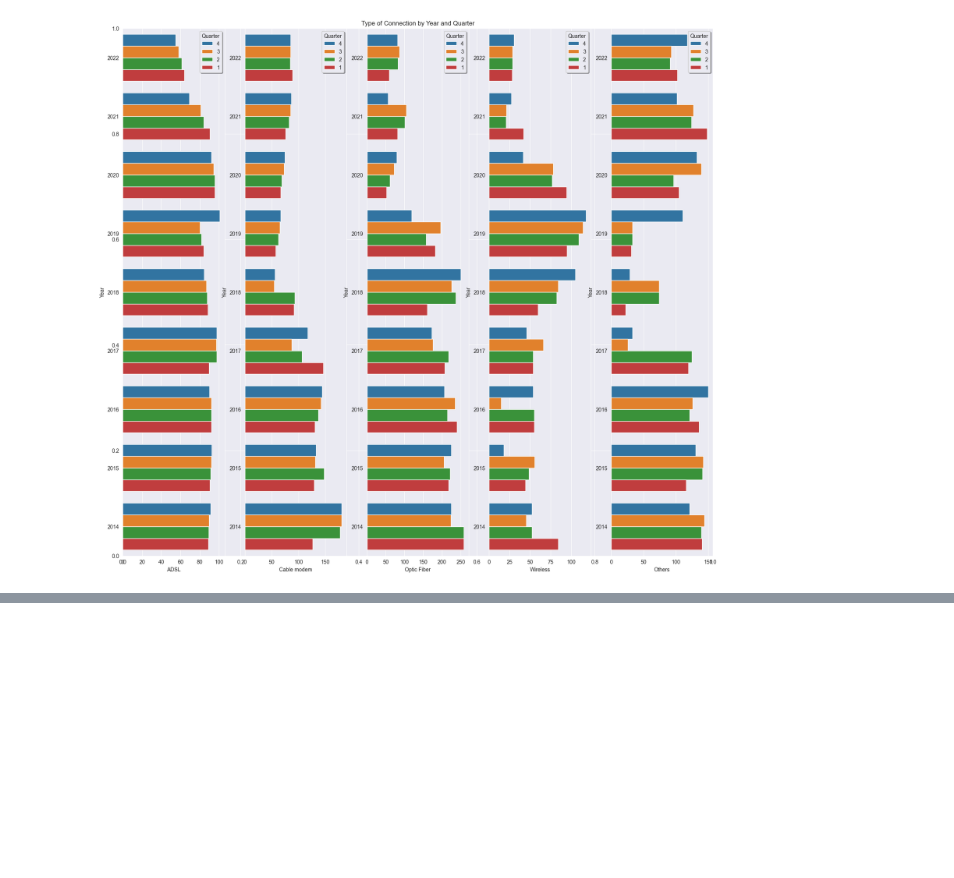
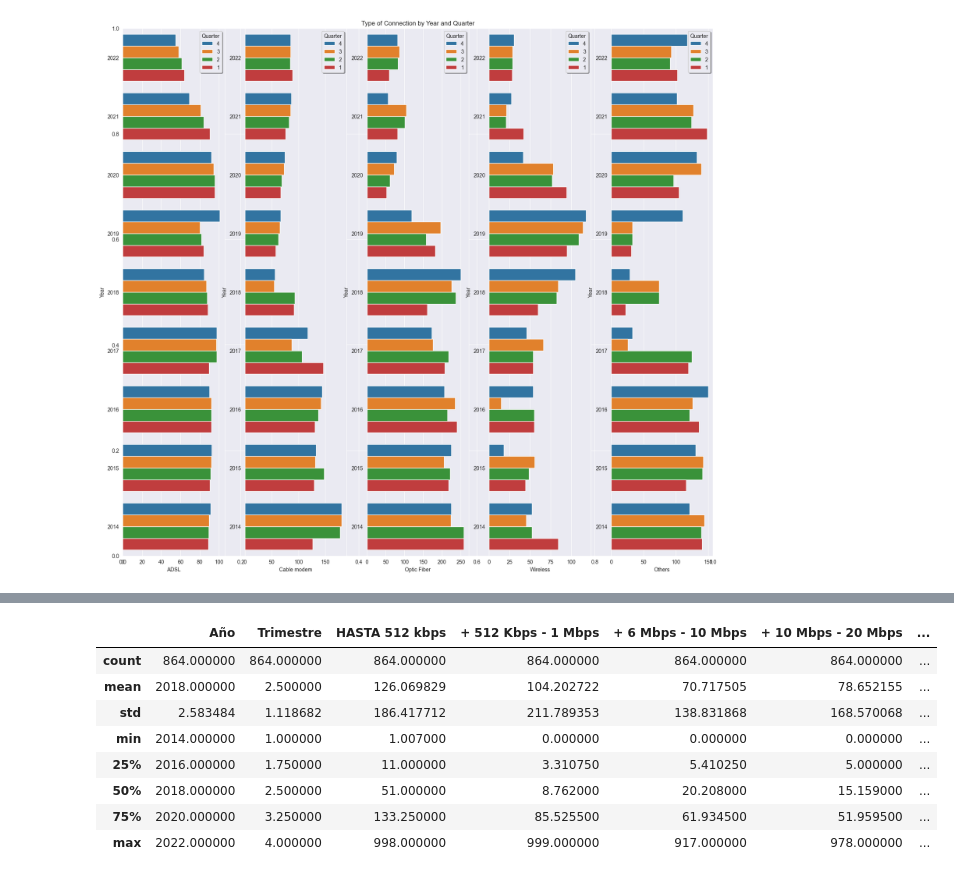
Before and after one commit to PatoMarzi/InternetAccess, a Jupyter notebook: EDAs/Internet_Access.ipynb, the cells around one changed output, grey strips where cells are left out. Cells and saved outputs as stored; diff of their text form; code cells hidden in the pictures; blank space fills up the shorter version.

```diff
--- a/EDAs/Internet_Access.ipynb
+++ b/EDAs/Internet_Access.ipynb
@@ -209,0 +265,12 @@ plt.show()
+# %%
+df2.describe()
+# %% [output]
+|  | Año | Trimestre | HASTA 512 kbps | + 512 Kbps - 1 Mbps | + 6 Mbps - 10 Mbps | + 10 Mbps - 20 Mbps | ... |
+| count | 864.000000 | 864.000000 | 864.000000 | 864.000000 | 864.000000 | 864.000000 | ... |
+| mean | 2018.000000 | 2.500000 | 126.069829 | 104.202722 | 70.717505 | 78.652155 | ... |
+| std | 2.583484 | 1.118682 | 186.417712 | 211.789353 | 138.831868 | 168.570068 | ... |
+| min | 2014.000000 | 1.000000 | 1.007000 | 0.000000 | 0.000000 | 0.000000 | ... |
+| 25% | 2016.000000 | 1.750000 | 11.000000 | 3.310750 | 5.410250 | 5.000000 | ... |
+| 50% | 2018.000000 | 2.500000 | 51.000000 | 8.762000 | 20.208000 | 15.159000 | ... |
+| 75% | 2020.000000 | 3.250000 | 133.250000 | 85.525500 | 61.934500 | 51.959500 | ... |
+| max | 2022.000000 | 4.000000 | 998.000000 | 999.000000 | 917.000000 | 978.000000 | ... |
```
Also changed, not shown: parts of 12 cells of this notebook.
